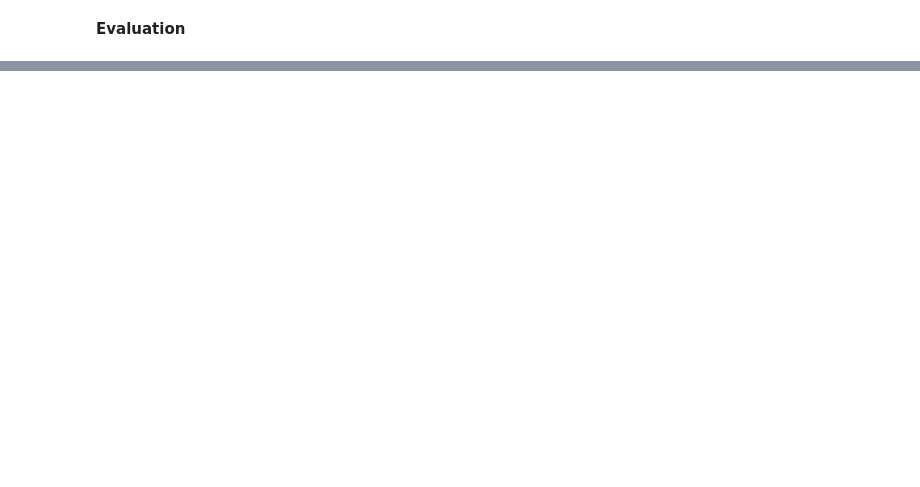
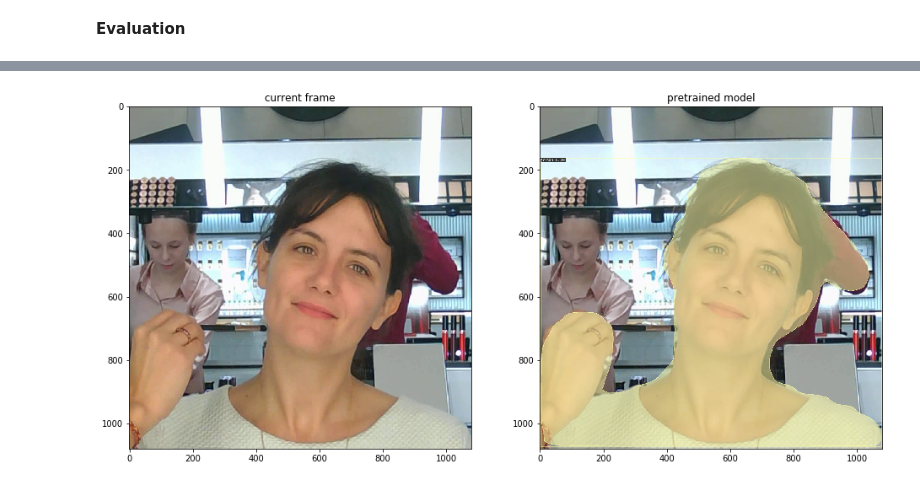
Before and after one commit to yingzha/detectron2, a Jupyter notebook: projects/VideoSeg/debug.ipynb, the cells around one changed output, grey strips where cells are left out. Saved outputs shown, nothing was run; the diff lists cells and outputs as text; code cells hidden in the pictures; blank space fills up the shorter version.

```diff
--- a/projects/VideoSeg/debug.ipynb
+++ b/projects/VideoSeg/debug.ipynb
@@ -46,0 +125,4 @@ for d in random.sample(dataset_dicts, 1):
+# %%
+predictor, meta = get_video_predictor("configs/mask_rcnn_R_50_FPN_3x.yaml", "exp_people_3x/model_final.pth")
+default_predictor, default_meta = get_default_predictor("../../configs/Misc/cascade_mask_rcnn_X_152_32x8d_FPN_IN5k_gn_dconv.yaml",
+                                                        "https://dl.fbaipublicfiles.com/detectron2/Misc/cascade_mask_rcnn_X_152_32x8d_FPN_IN5k_gn_dconv/18131413/model_0039999_e76410.pkl")
@@ -46,0 +207,22 @@ for d in random.sample(dataset_dicts, 1):
+# %%
+video_path = "/mnt/clients/coconut_parrot/input/video14.avi"
+cap, start_frame = cv2.VideoCapture(video_path), 220
+cap.set(cv2.CAP_PROP_POS_FRAMES, start_frame)
+ret, frame = cap.read()
+fig = plt.figure(figsize=(16, 16))
+ax1 = fig.add_subplot(1, 2, 1)
+ax1.set_title("current frame")
+ax1.imshow(frame[:, :, ::-1])
+ax2 = fig.add_subplot(1, 2, 2)
+default_pred = default_predictor(frame)
+v = Visualizer(frame, MetadataCatalog.get(default_meta), scale=1.0)
+person_indices = (default_pred["instances"].pred_classes == 0).nonzero().squeeze(dim=1)
+#index people instances only
+people = default_pred["instances"][person_indices][[0]]
+v = Visualizer(frame, MetadataCatalog.get(default_meta), scale=1.0)
+v = v.draw_instance_predictions(people.to("cpu"))
+ax2.set_title("pretrained model")
+ax2.imshow(v.get_image()[:, :, ::-1])
+tm1_numpy_mask = people[:1].pred_masks[0].cpu().numpy()
+# %% [output]
+[figure, added]
```
Also changed, not shown: parts of 15 cells of this notebook.
